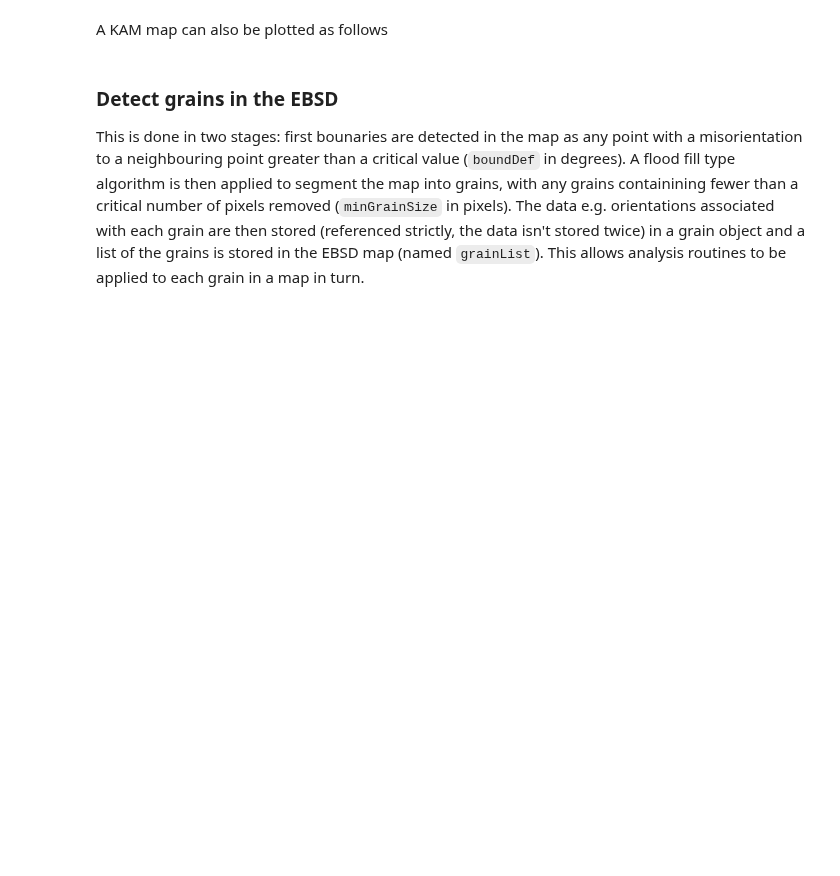
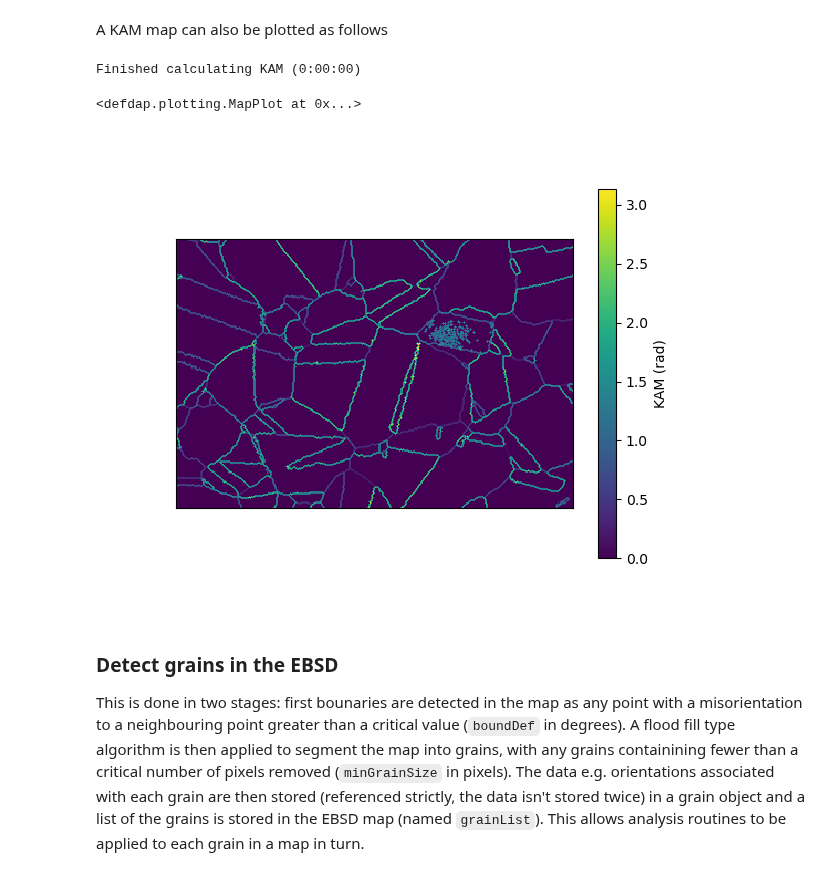
Before and after one commit to MechMicroMan/DefDAP, a Jupyter notebook: example_notebook.ipynb, the cells around one changed output. Saved outputs shown, nothing was run; the diff lists cells and outputs as text; code cells hidden in the pictures; blank space fills up the shorter version.

```diff
--- a/example_notebook.ipynb
+++ b/example_notebook.ipynb
@@ -78,7 +119,11 @@ ebsdMap.plotIPFMap([1,0,0], plotScaleBar=True)
 # %% [markdown]
 A KAM map can also be plotted as follows
 # %%
-ebsdMap.plot_map('KAM')
+ebsd_map.plot_map('KAM')
+# %% [output]
+Finished calculating KAM (0:00:00)
+<defdap.plotting.MapPlot at 0x...>
+[figure, added]
 # %% [markdown]
 ### Detect grains in the EBSD
 This is done in two stages: first bounaries are detected in the map as any point with a misorientation to a neighbouring point greater than a critical value (`boundDef` in degrees). A flood fill type algorithm is then applied to segment the map into grains, with any grains containining fewer than a critical number of pixels removed (`minGrainSize` in pixels). The data e.g. orientations associated with each grain are then stored (referenced strictly, the data isn't stored twice) in a grain object and a list of the grains is stored in the EBSD map (named `grainList`). This allows analysis routines to be applied to each grain in a map in turn.
```
Also changed, not shown: parts of 29 cells of this notebook.
